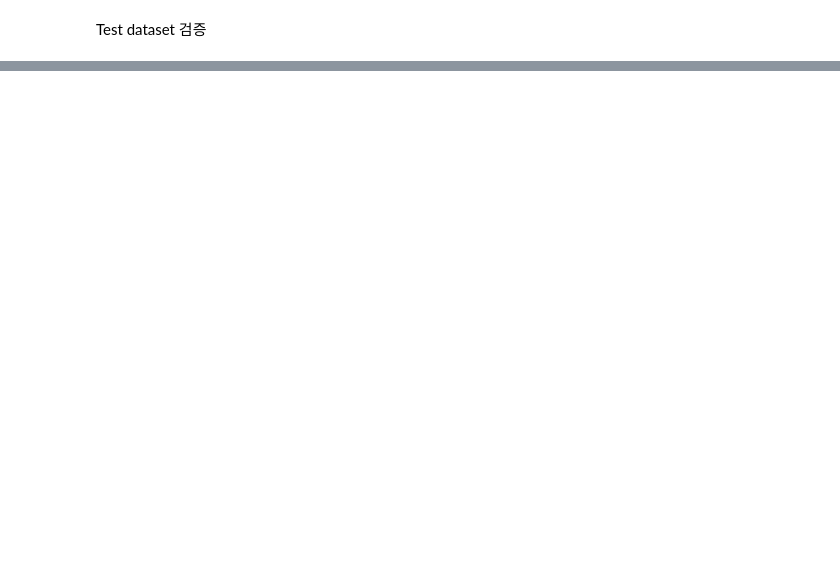
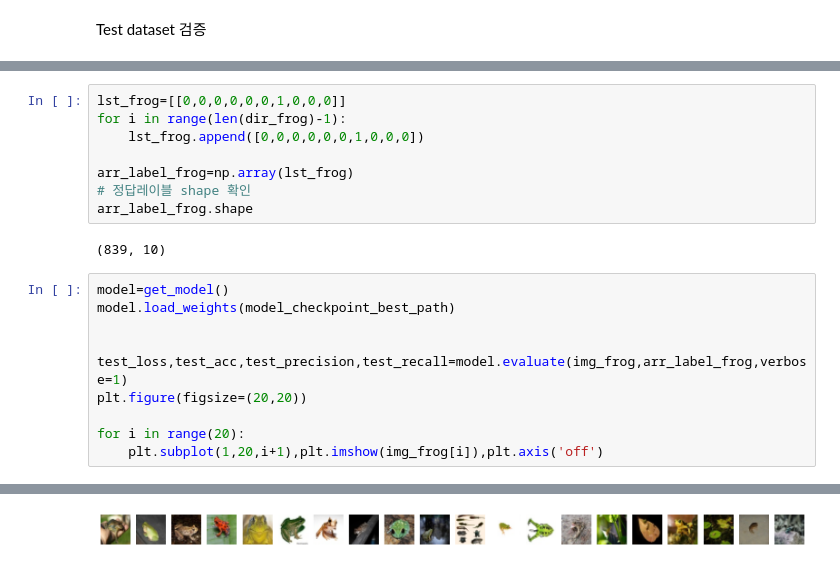
Before and after one commit to jin136/Coursera, a Jupyter notebook: Cifar_10_project/cifar_10_project .ipynb, the cells around one changed output, grey strips where cells are left out. Drawn from its saved outputs; the diff is of its cells as text; blank space fills up the shorter version.

```diff
--- a/Cifar_10_project/cifar_10_project .ipynb
+++ b/Cifar_10_project/cifar_10_project .ipynb
@@ -197,0 +303,21 @@ plt.show()
+# %%
+lst_frog=[[0,0,0,0,0,0,1,0,0,0]]
+for i in range(len(dir_frog)-1):
+    lst_frog.append([0,0,0,0,0,0,1,0,0,0])
+
+arr_label_frog=np.array(lst_frog)
+# 정답레이블 shape 확인
+arr_label_frog.shape
+# %% [output]
+(839, 10)
+# %%
+model=get_model()
+model.load_weights(model_checkpoint_best_path)
+
+
+test_loss,test_acc,test_precision,test_recall=model.evaluate(img_frog,arr_label_frog,verbose=1)
+plt.figure(figsize=(20,20))
+
+for i in range(20):
+    plt.subplot(1,20,i+1),plt.imshow(img_frog[i]),plt.axis('off')
+# %% [output]
@@ -197,0 +325 @@ plt.show()
+[figure, added]
```
Also changed, not shown: parts of 24 cells of this notebook, 4 other files.
